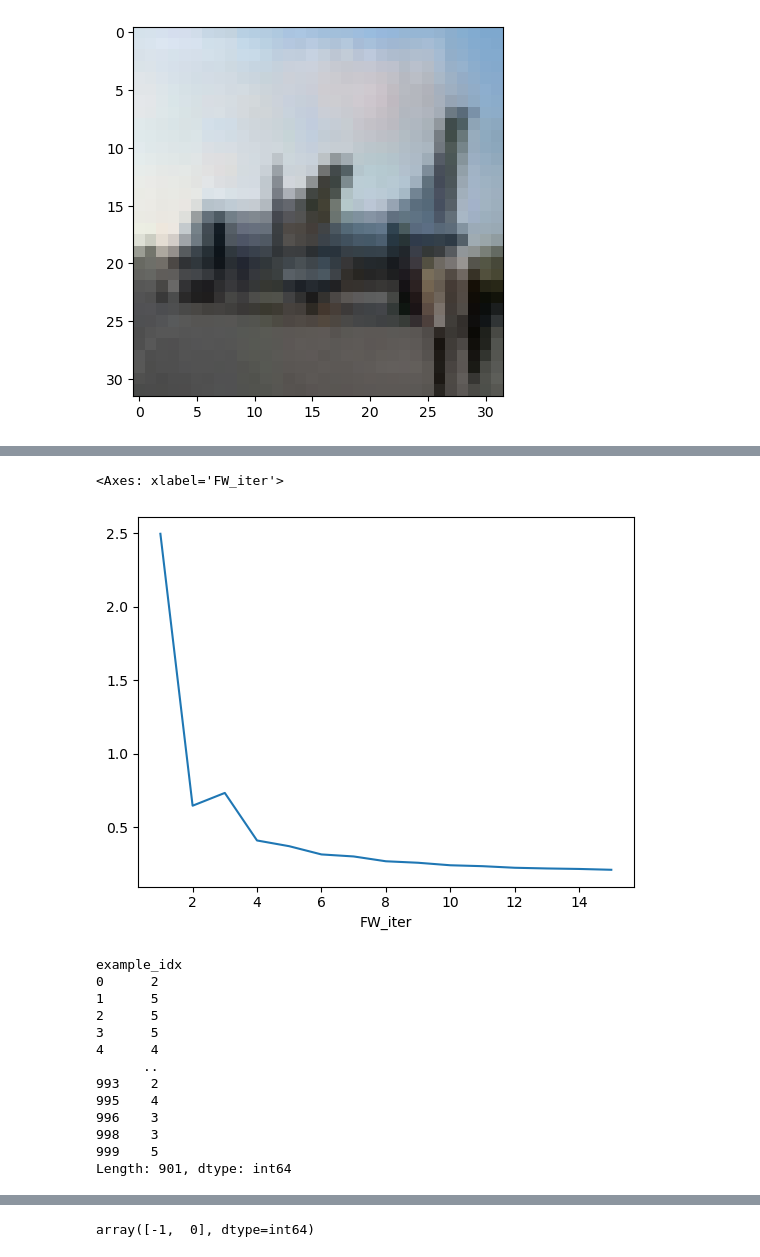
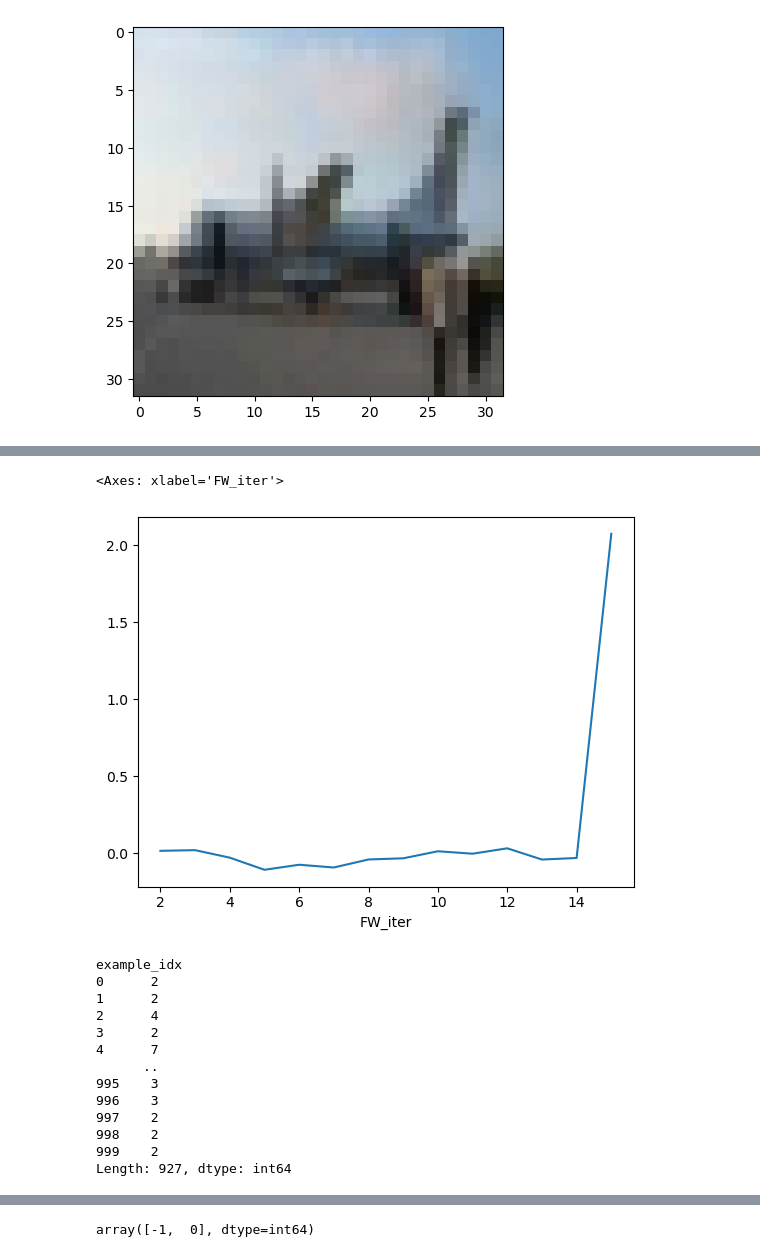
Before and after one commit to TannerAGraves/FW-variants-for-WB-Adversarial-Attacks, a Jupyter notebook: test attacks.ipynb, the cells around one changed output, grey strips where cells are left out. Cells and saved outputs as stored; diff of their text form; code cells hidden in the pictures.

```diff
--- a/test attacks.ipynb
+++ b/test attacks.ipynb
@@ -73,7 +73,7 @@ hist = None
 # Run test for each epsilon
 #for eps in epsilons:
 for num_fw_iter in fw_iters:
-    acc, ex, hist = test_fw(target_mdl, device, eps, num_fw_iter, method='fw', early_stopping='gap_FW', fw_stepsize_rule='decay', gap_FW_tol=0.1)
+    acc, ex, hist = test_fw(target_mdl, device, eps, num_fw_iter, method='fw_away', early_stopping='gap_FW', fw_stepsize_rule='decay', gap_FW_tol=0.1)
     accuracies.append(acc)
     examples.append(ex)
 final_hist = hist.groupby('example_idx').tail(1) # hist with just the rows of last FW iters
@@ -115,24 +147,24 @@ plt.imshow(np.transpose(ex[3][2], (1, 2, 0)))
 # %%
-hist.groupby('FW_iter')['gap_FW'].mean().plot()
+final_hist.groupby('FW_iter')['gap_FW'].mean().plot()
 # %% [output]
 <Axes: xlabel='FW_iter'>
-[figure, old version]
+[figure, new version]
 # %%
 hist.groupby('example_idx').size()
 # %% [output]
 example_idx
 0      2
-1      5
-2      5
-3      5
-4      4
+1      2
+2      4
+3      2
+4      7
       ..
-993    2
-995    4
+995    3
 996    3
-998    3
-999    5
-Length: 901, dtype: int64
+997    2
+998    2
+999    2
+Length: 927, dtype: int64
 # %%
 num_iters = hist.groupby('example_idx')['FW_iter'].max()
 print(f"Mean FW iterations: {num_iters.mean()}")
```
Also changed, not shown: parts of 9 cells of this notebook, 1 other file.
